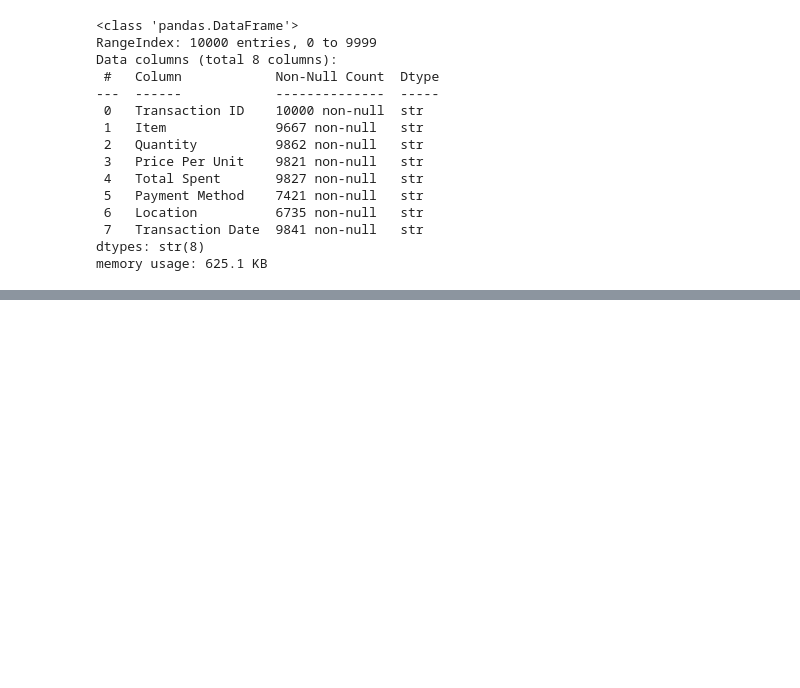
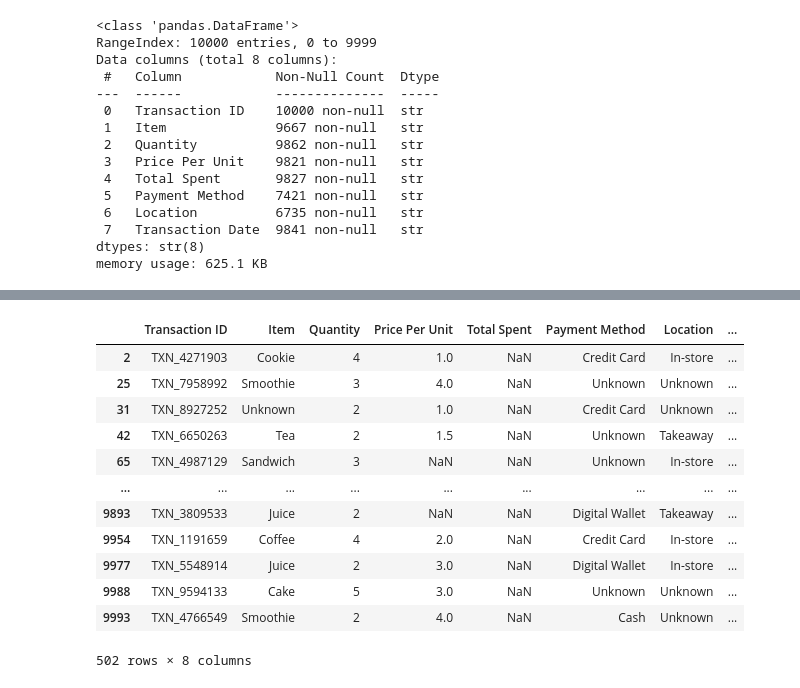
Before and after one commit to hetnarowiczbeata/PYTHON_PANDAS_JUPYTERNOTEBOOK_CafeSalesDataCleaningAndAnalysis, a Jupyter notebook: CafeSalesDataCleaning.ipynb, the cells around one changed output, grey strips where cells are left out. Saved outputs shown, nothing was run; the diff lists cells and outputs as text; code cells hidden in the pictures; blank space fills up the shorter version.

```diff
--- a/CafeSalesDataCleaning.ipynb
+++ b/CafeSalesDataCleaning.ipynb
@@ -42,0 +139,2 @@ memory usage: 625.1 KB
+# %%
+df['Quantity']=df['Quantity'].replace(['UNKNOWN', 'ERROR'], np.nan) # Replacing invalid entries in the 'Quantity' column with NaN
@@ -42,0 +155,2 @@ memory usage: 625.1 KB
+# %%
+df['Price Per Unit']=df['Price Per Unit'].replace(['UNKNOWN', 'ERROR'], np.nan)
@@ -42,0 +177,2 @@ memory usage: 625.1 KB
+# %%
+df['Total Spent']=df['Total Spent'].replace(['UNKNOWN', 'ERROR'], np.nan)
@@ -42,0 +195,18 @@ memory usage: 625.1 KB
+# %%
+df['Transaction Date'] = (df['Transaction Date'].replace(['UNKNOWN', 'ERROR'], np.nan))
+# %%
+df[df['Total Spent'].isna()] #Checking if there are any rows where 'Total Spent' is missing to see if they can be calculated from 'Quantity' and 'Price Per Unit'
+# %% [output]
+|  | Transaction ID | Item | Quantity | Price Per Unit | Total Spent | Payment Method | Location | ... |
+| 2 | TXN_4271903 | Cookie | 4 | 1.0 | NaN | Credit Card | In-store | ... |
+| 25 | TXN_7958992 | Smoothie | 3 | 4.0 | NaN | Unknown | Unknown | ... |
+| 31 | TXN_8927252 | Unknown | 2 | 1.0 | NaN | Credit Card | Unknown | ... |
+| 42 | TXN_6650263 | Tea | 2 | 1.5 | NaN | Unknown | Takeaway | ... |
+| 65 | TXN_4987129 | Sandwich | 3 | NaN | NaN | Unknown | In-store | ... |
+| ... | ... | ... | ... | ... | ... | ... | ... | ... |
+| 9893 | TXN_3809533 | Juice | 2 | NaN | NaN | Digital Wallet | Takeaway | ... |
+| 9954 | TXN_1191659 | Coffee | 4 | 2.0 | NaN | Credit Card | In-store | ... |
+| 9977 | TXN_5548914 | Juice | 2 | 3.0 | NaN | Digital Wallet | In-store | ... |
+| 9988 | TXN_9594133 | Cake | 5 | 3.0 | NaN | Unknown | Unknown | ... |
+| 9993 | TXN_4766549 | Smoothie | 2 | 4.0 | NaN | Cash | Unknown | ... |
+502 rows × 8 columns
```
Also changed, not shown: parts of 29 cells of this notebook.
